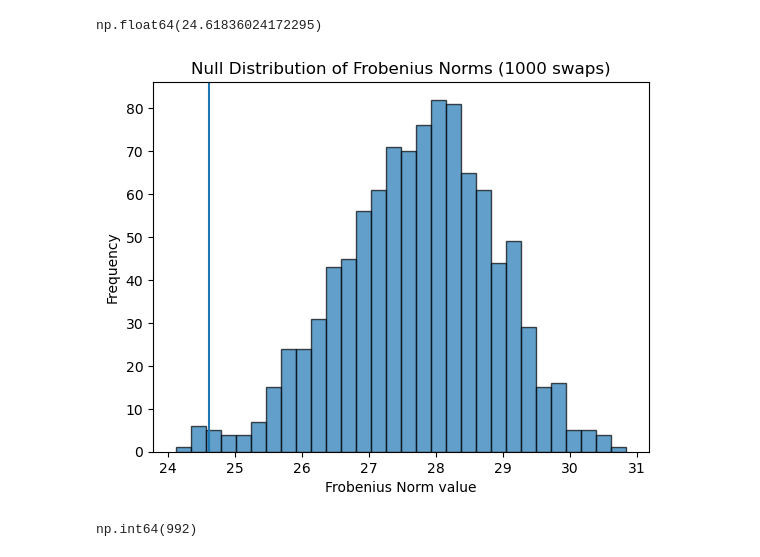
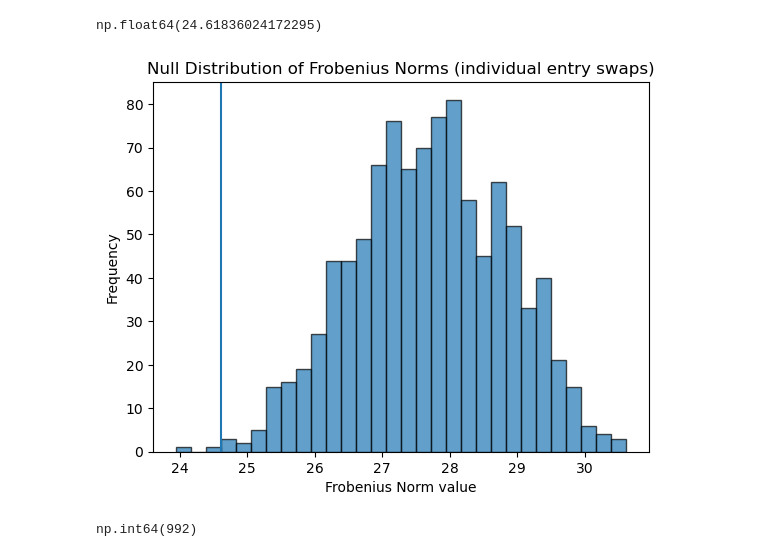
Before and after one commit to chris-weinberger/br2f_connectome, a Jupyter notebook: scripts/frobenius_norm_stats.ipynb, the cells around one changed output. Saved outputs shown, nothing was run; the diff lists cells and outputs as text; code cells hidden in the pictures.

```diff
--- a/scripts/frobenius_norm_stats.ipynb
+++ b/scripts/frobenius_norm_stats.ipynb
@@ -46,6 +46,23 @@ observed_frob_norm = np.linalg.norm(df_cosine_to_vector - df_cosine_from_vector)
 observed_frob_norm
 # %% [output]
 np.float64(24.61836024172295)
+# %%
+def get_null_matrices_element_swaps(df_avg_to, df_avg_from):
+    df_null_afferent = df_avg_to.copy(deep=True)
+    df_null_efferent = df_avg_from.copy(deep=True)
+
+    rows = len(df_avg_to_shared.index)
+    cols = len(df_avg_to_shared.columns)
+
+    # for each entry in matrix, flip a coin on whether to swap afferent and efferent value
+    for r in range(rows):
+        for c in range(cols):
+            swap = np.random.binomial(n=1, p=0.5)
+            if swap:
+                df_null_afferent.iloc[r,c] = df_avg_from.iloc[r,c]
+                df_null_efferent.iloc[r,c] = df_avg_to.iloc[r,c]
+
+    return (df_null_efferent, df_null_afferent)
 # %%
 # Next we run a bootstrapping analysis
 # iterate N times
@@ -54,59 +71,36 @@ np.float64(24.61836024172295)
 # - calculate the frob_norm, save it in a vector
 import pandas as pd
 
 N = 1000
 frob_norm_results = np.zeros(N)
 # num_swaps = 1000
 
 for i in range(N):
     # reset null matrices to original feature vectors
-    null_afferent = df_avg_to_shared.copy(deep=True).values
-    null_efferent = df_avg_from_shared.copy(deep=True).values
+    df_null_efferent, df_null_afferent = get_null_matrices_element_swaps(df_avg_to_shared, df_avg_from_shared)
 
-    rows = len(df_avg_to_shared.index)
-    cols= len(df_avg_to_shared.columns)
-
-    # Generate random row and column indices all at once
-    rand_rows = np.random.randint(0, rows, size=num_swaps)
-    rand_cols = np.random.randint(0, cols, size=num_swaps)
-
-    # do the swapping
-    for r, c in zip(rand_rows, rand_cols):
-        # Classic swap: temp = a; a = b; b = temp
-        temp = null_afferent[r, c]
-        null_afferent[r, c] = null_efferent[r, c]
-        null_efferent[r, c] = temp
-
-    #convert the values array back to dataframe so get_correlation_matrix can handle it
-    df_null_afferent = pd.DataFrame(null_afferent,
-                                    index = df_avg_to_shared.index,
-                                    columns = df_avg_to_shared.columns)
-
-    df_null_efferent = pd.DataFrame(null_efferent,
-                                    index = df_avg_from_shared.index,
-                                    columns = df_avg_from_shared.columns)
 
     # calculate the cosine similarity matrix, flatten it and compute the frobenius norm
     df_cosine_null_aff = get_correlation_matrix(df_null_afferent, 'cosine')
     df_cosine_null_eff = get_correlation_matrix(df_null_efferent, 'cosine')
 
     df_cosine_aff_null_vector = df_cosine_null_aff.values.flatten()
     df_cosine_eff_null_vector = df_cosine_null_eff.values.flatten()
 
     # calculate frobenius norm using null matrices
     null_frob_norm = np.linalg.norm(df_cosine_aff_null_vector - df_cosine_eff_null_vector)
     frob_norm_results[i] = null_frob_norm
 
 
 # 3. Quick visualization
 plt.hist(frob_norm_results, bins=30, edgecolor='black', alpha=0.7)
-plt.title(f"Null Distribution of Frobenius Norms ({num_swaps} swaps)")
+plt.title(f"Null Distribution of Frobenius Norms (individual entry swaps)")
 plt.axvline(observed_frob_norm)
 plt.xlabel("Frobenius Norm value")
 plt.ylabel("Frequency")
 plt.show()
 # %% [output]
-[figure, old version]
+[figure, new version]
 # %%
 #
 extreme_count = np.sum(frob_norm_results >= observed_frob_norm)
```
Also changed, not shown: parts of 3 cells of this notebook.
